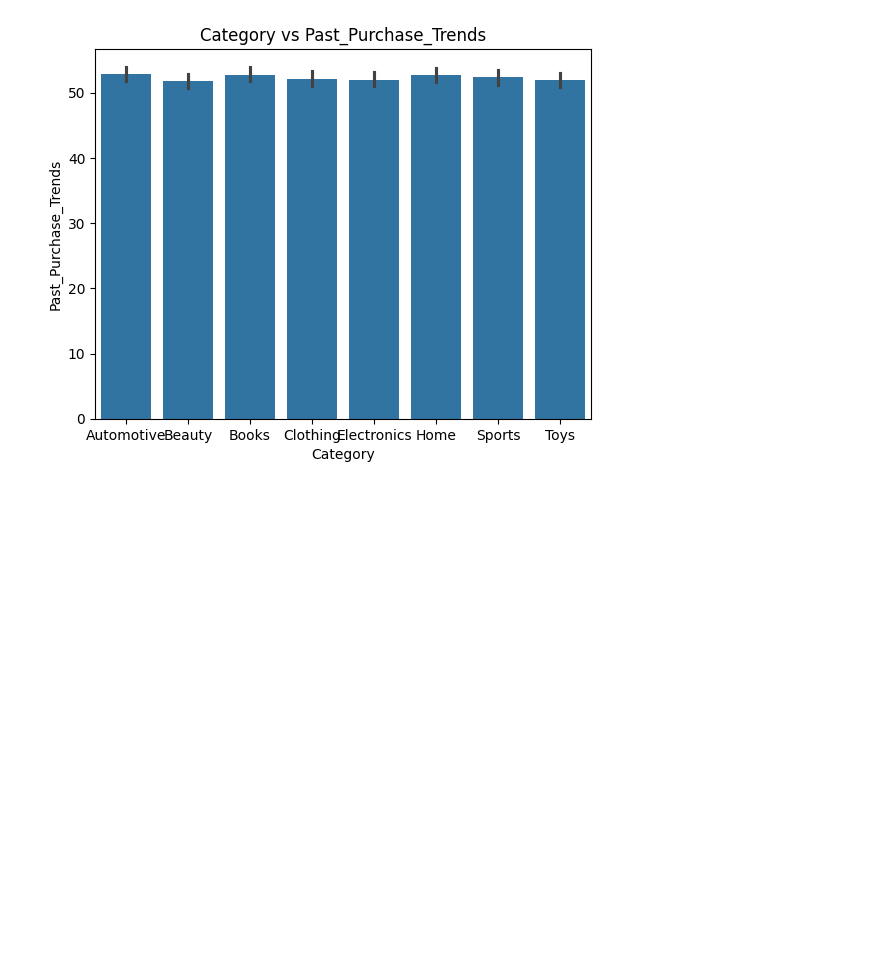
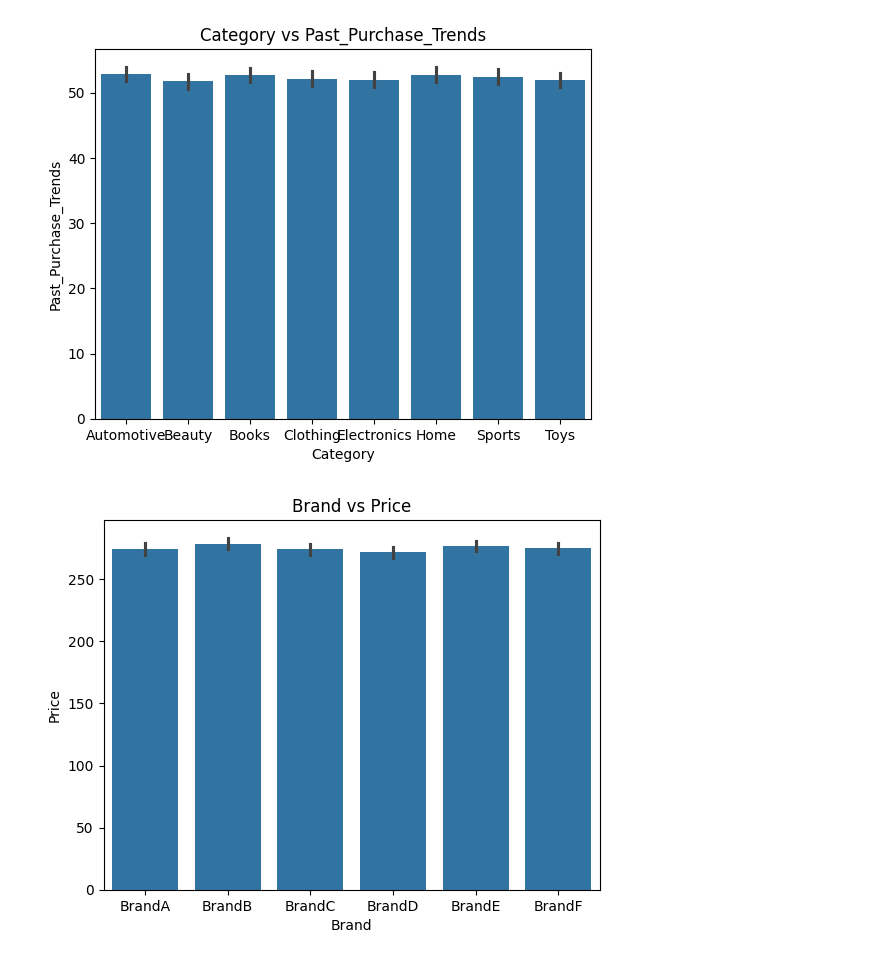
Before and after one commit to jwsadman/salesForecasting, a Jupyter notebook: notebook.ipynb, the cells around one changed output. Cells and saved outputs as stored; diff of their text form; code cells hidden in the pictures; blank space fills up the shorter version.

Commit message:
Visualization and Time series analysis

```diff
--- a/notebook.ipynb
+++ b/notebook.ipynb
@@ -323,3 +323,9 @@ pt.title('Category vs Past_Purchase_Trends')
 pt.show()
 # %% [output]
 [figure]
+# %%
+sn.barplot(x=data["Brand"], y=data["Price"])
+pt.title('Brand vs Price')
+pt.show()
+# %% [output]
+[figure, added]
```
Also changed, not shown: parts of 26 cells of this notebook.
